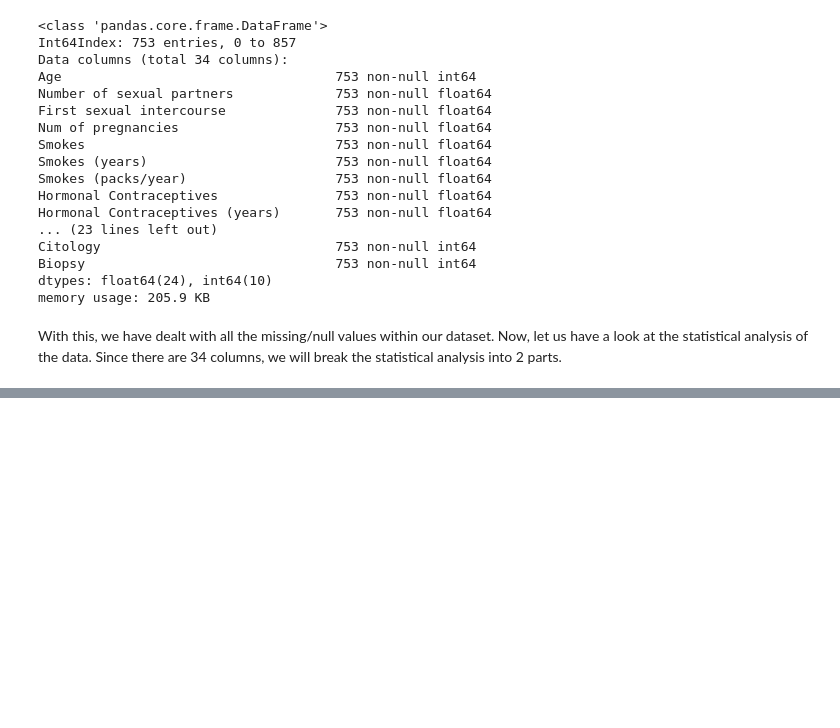
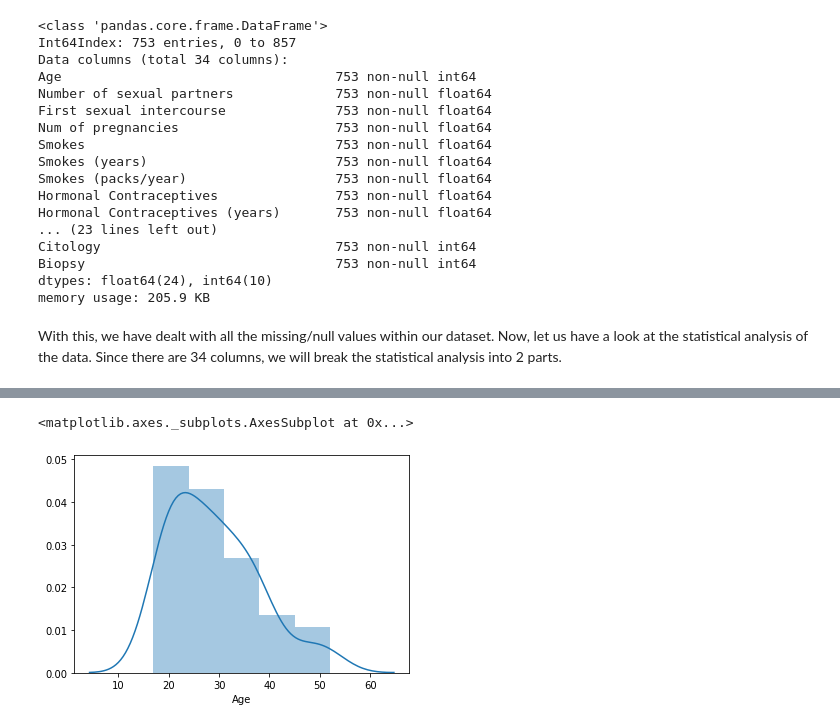
Before and after one commit to GDGCVITBHOPAL/Machine-Learning-Projects, a Jupyter notebook: Cervical-Cancer-Risk/cervicalCancer-ML.ipynb, the cells around one changed output, grey strips where cells are left out. Drawn from its saved outputs; the diff is of its cells as text; code cells hidden in the pictures; blank space fills up the shorter version.

```diff
--- a/Cervical-Cancer-Risk/cervicalCancer-ML.ipynb
+++ b/Cervical-Cancer-Risk/cervicalCancer-ML.ipynb
@@ -142,0 +151,4 @@ data_cleaned.iloc[:, 17:].describe()
+# %%
+# dropping unnecessary columns
+data_cleaned.drop(columns=['STDs: Number of diagnosis', 'Dx:Cancer', 'Dx:CIN', 'Dx:HPV', 'Dx', 'Hinselmann', 'Schiller', 'Citology'], inplace=True)
+data_cleaned.head()
@@ -142,0 +203,6 @@ data_cleaned.iloc[:, 17:].describe()
+# %%
+
+sns.distplot(data_cleaned['Age'][data_cleaned['Biopsy']==1])
+# %% [output]
+<matplotlib.axes._subplots.AxesSubplot at 0x...>
+[figure, added]
```
Also changed, not shown: parts of 16 cells of this notebook.
